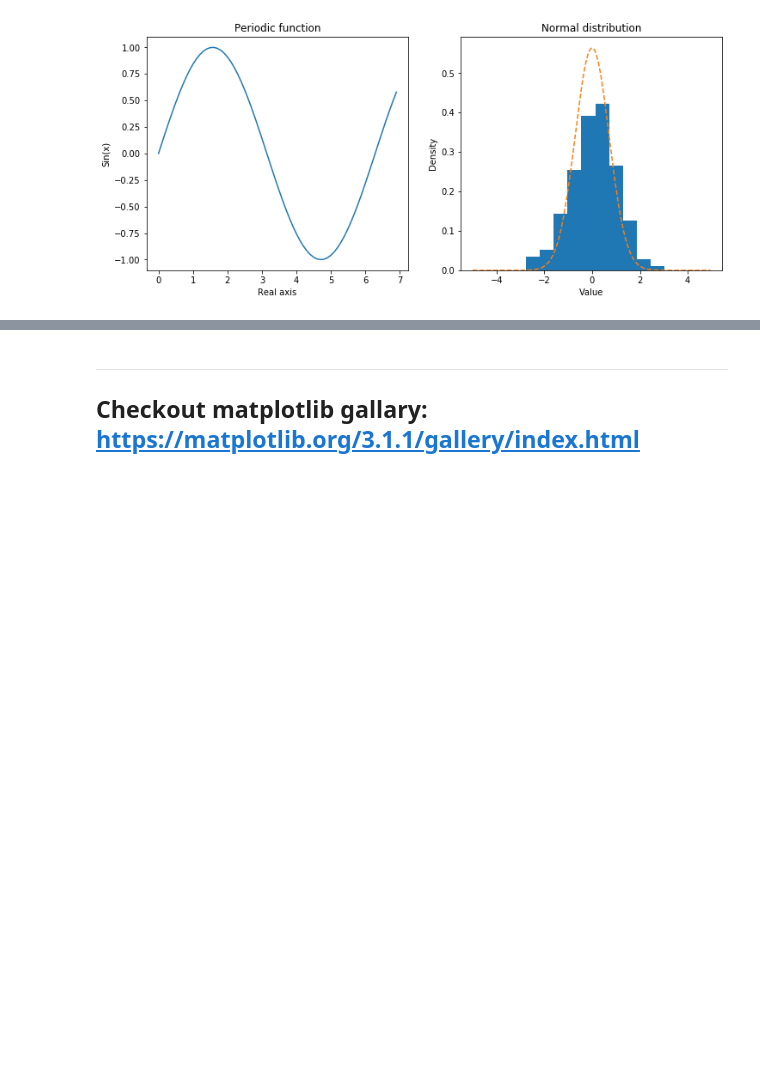
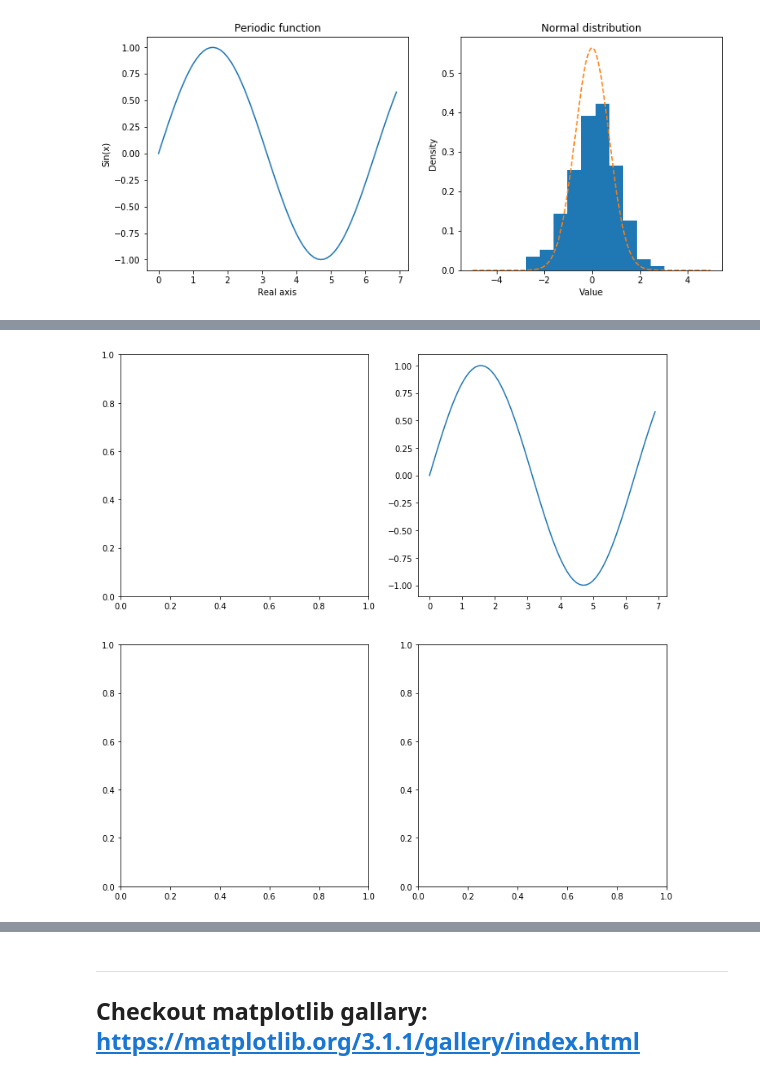
Before and after one commit to mmehrani/Introduction_to_python, a Jupyter notebook: numpy, matplotlib.ipynb, the cells around one changed output, grey strips where cells are left out. Saved outputs shown, nothing was run; the diff lists cells and outputs as text; code cells hidden in the pictures; blank space fills up the shorter version.

```diff
--- a/numpy, matplotlib.ipynb
+++ b/numpy, matplotlib.ipynb
@@ -326,0 +364,4 @@ fig
+# %%
+fig_new
+# %% [output]
+[figure, added]
```
Also changed, not shown: parts of 23 cells of this notebook.
